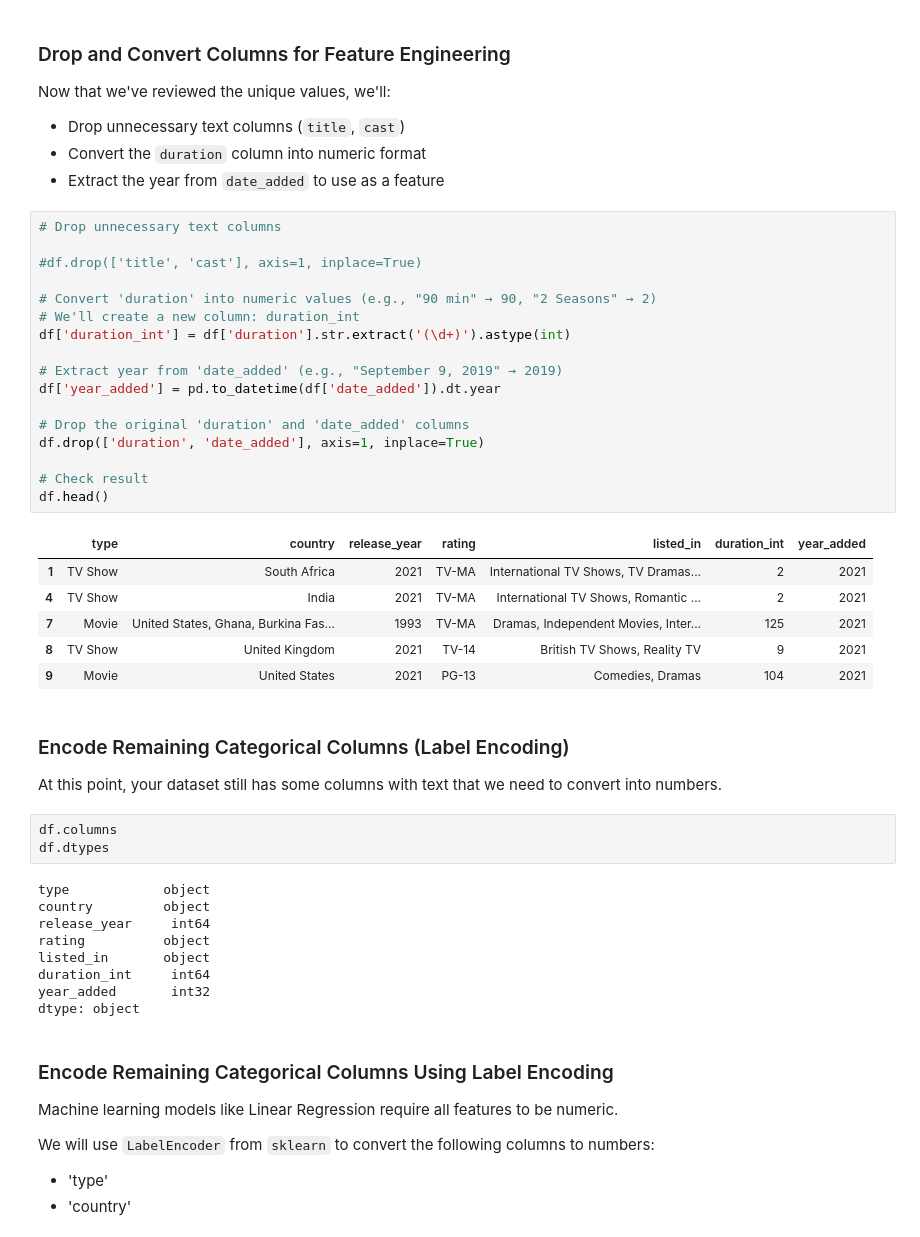
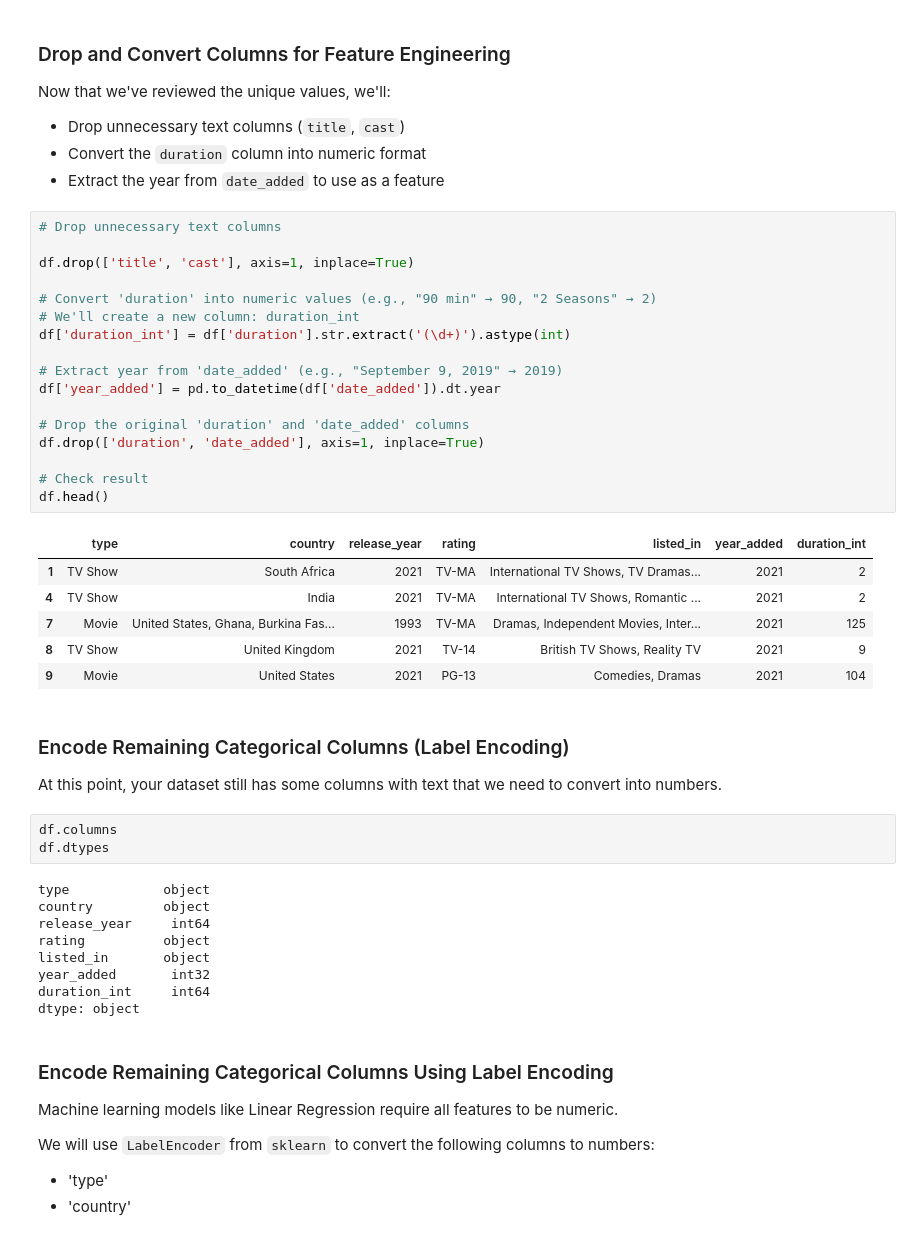
Before and after one commit to Ashutoshchawda07/netflix-rating-prediction, a Jupyter notebook: netflix_rating_prediction.ipynb, the cells around one changed output. Cells and saved outputs as stored; diff of their text form.

```diff
--- a/netflix_rating_prediction.ipynb
+++ b/netflix_rating_prediction.ipynb
@@ -151,27 +151,27 @@ Now that we've reviewed the unique values, we'll:
 # %%
 # Drop unnecessary text columns
 
-#df.drop(['title', 'cast'], axis=1, inplace=True)
+df.drop(['title', 'cast'], axis=1, inplace=True)
 
 # Convert 'duration' into numeric values (e.g., "90 min" → 90, "2 Seasons" → 2)
 # We'll create a new column: duration_int
 df['duration_int'] = df['duration'].str.extract('(\d+)').astype(int)
 
 # Extract year from 'date_added' (e.g., "September 9, 2019" → 2019)
 df['year_added'] = pd.to_datetime(df['date_added']).dt.year
 
 # Drop the original 'duration' and 'date_added' columns
 df.drop(['duration', 'date_added'], axis=1, inplace=True)
 
 # Check result
 df.head()
 # %% [output]
-|  | type | country | release_year | rating | listed_in | duration_int | year_added |
-| 1 | TV Show | South Africa | 2021 | TV-MA | International TV Shows, TV Dramas... | 2 | 2021 |
-| 4 | TV Show | India | 2021 | TV-MA | International TV Shows, Romantic ... | 2 | 2021 |
-| 7 | Movie | United States, Ghana, Burkina Fas... | 1993 | TV-MA | Dramas, Independent Movies, Inter... | 125 | 2021 |
-| 8 | TV Show | United Kingdom | 2021 | TV-14 | British TV Shows, Reality TV | 9 | 2021 |
-| 9 | Movie | United States | 2021 | PG-13 | Comedies, Dramas | 104 | 2021 |
+|  | type | country | release_year | rating | listed_in | year_added | duration_int |
+| 1 | TV Show | South Africa | 2021 | TV-MA | International TV Shows, TV Dramas... | 2021 | 2 |
+| 4 | TV Show | India | 2021 | TV-MA | International TV Shows, Romantic ... | 2021 | 2 |
+| 7 | Movie | United States, Ghana, Burkina Fas... | 1993 | TV-MA | Dramas, Independent Movies, Inter... | 2021 | 125 |
+| 8 | TV Show | United Kingdom | 2021 | TV-14 | British TV Shows, Reality TV | 2021 | 9 |
+| 9 | Movie | United States | 2021 | PG-13 | Comedies, Dramas | 2021 | 104 |
 # %% [markdown]
 ### Encode Remaining Categorical Columns (Label Encoding)
 
@@ -185,8 +185,8 @@ country         object
 release_year     int64
 rating          object
 listed_in       object
+year_added       int32
 duration_int     int64
-year_added       int32
 dtype: object
 # %% [markdown]
 ### Encode Remaining Categorical Columns Using Label Encoding
```
Also changed, not shown: parts of 16 cells of this notebook.
